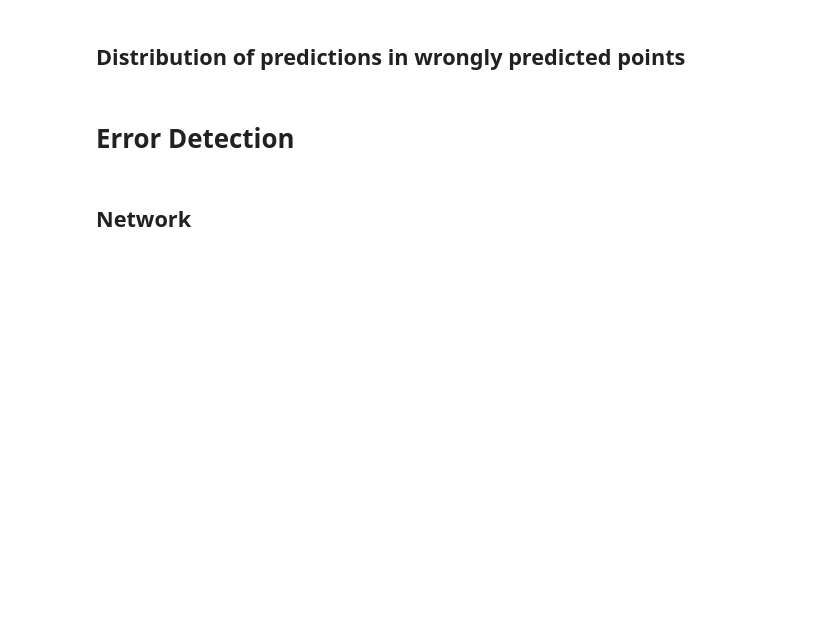
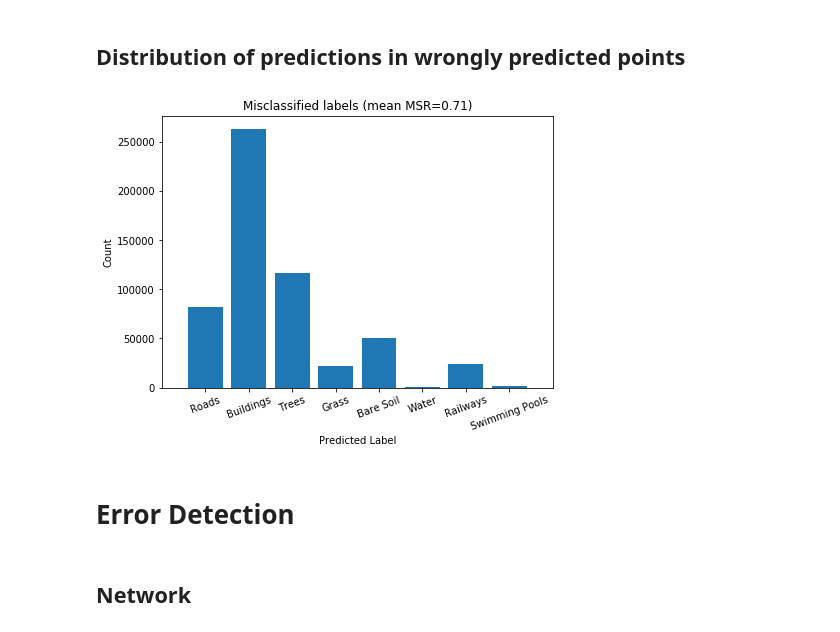
Before and after one commit to CyrilWendl/SIE-Master, a Jupyter notebook: Zurich/Zurich Dataset Error Detection.ipynb, the cells around one changed output. Saved outputs shown, nothing was run; the diff lists cells and outputs as text; code cells hidden in the pictures; blank space fills up the shorter version.

```diff
--- a/Zurich/Zurich Dataset Error Detection.ipynb
+++ b/Zurich/Zurich Dataset Error Detection.ipynb
@@ -290,17 +310,19 @@ pred_f_te = (data_test.gt_patches != 0) & (data_test.gt_patches != y_pred_label_
 # %%
 # distribution of predicted label
 pred_labels, pred_counts = np.unique(y_pred_label_te[pred_f_te], return_counts=True)
 
 # visualization
 plt.figure(figsize=(7, 5))
 plt.bar(pred_labels, pred_counts)
 plt.xticks(np.arange(0, 10))
 plt.xlabel("Predicted Label")
 plt.ylabel("Count")
-plt.title("Misclassified labels (mean MSR=%.2f)" % np.mean(get_acc_net_msr(y_pred_label_te[pred_f_te])))
+plt.title("Misclassified labels (mean MSR=%.2f)" % np.mean(get_acc_net_msr(y_pred_te[pred_f_te])))
 plt.xticks(pred_labels, names[pred_labels], rotation=20)
 plt.savefig("../Figures/Zurich/pred-count_ED.pdf", bbox_inches='tight', pad_inches=0)
 plt.show()
+# %% [output]
+[figure, added]
 # %% [markdown]
 # Error Detection
 # %% [markdown]
```
Also changed, not shown: parts of 12 cells of this notebook, 27 other files.
